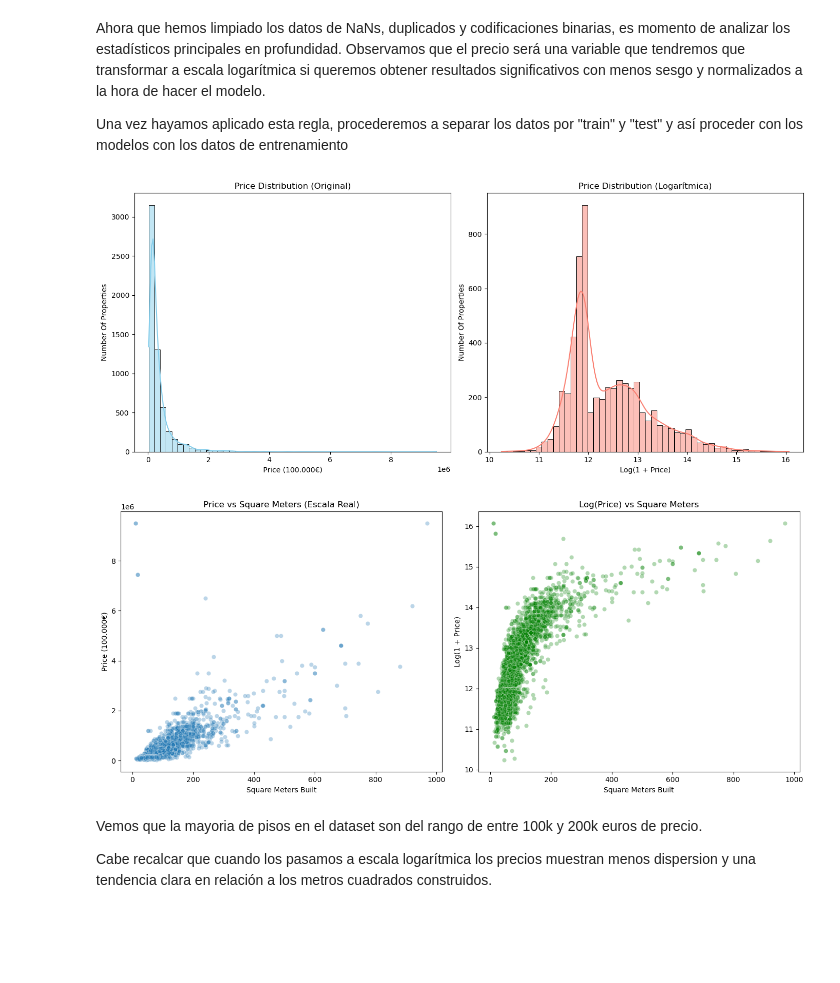
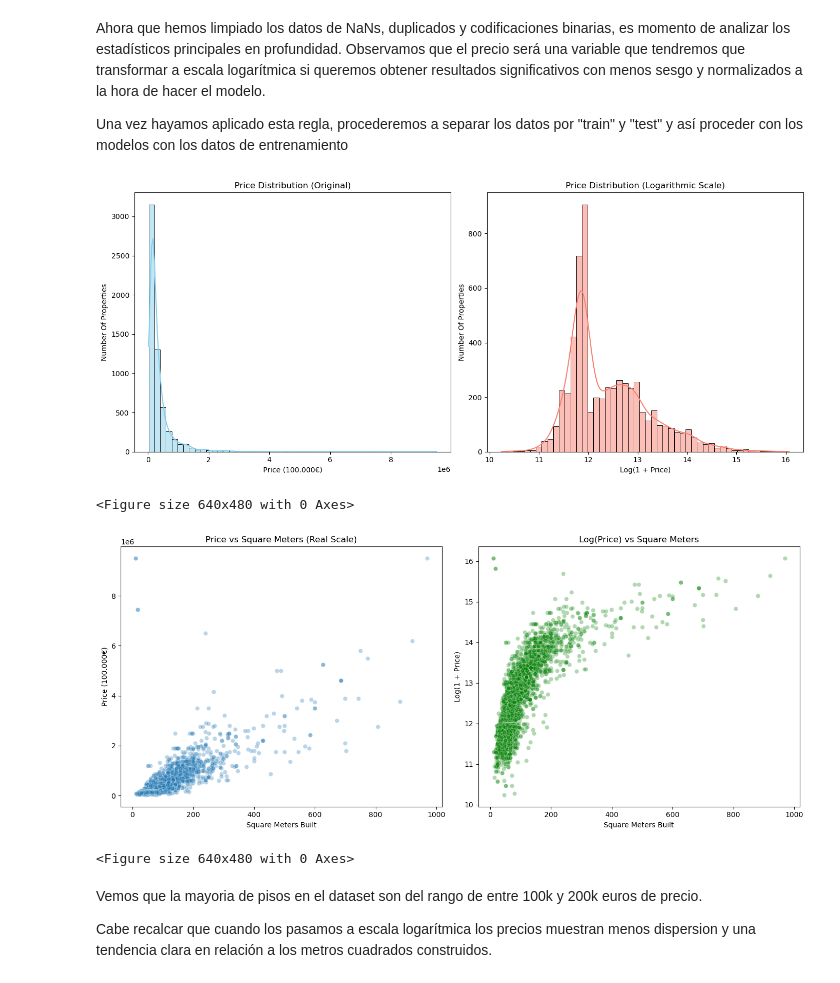
Before and after one commit to arboldeku/bcn-housing-prices, a Jupyter notebook: Code/edasalesbcn.ipynb, the cells around one changed output. Drawn from its saved outputs; the diff is of its cells as text; code cells hidden in the pictures; blank space fills up the shorter version.

```diff
--- a/Code/edasalesbcn.ipynb
+++ b/Code/edasalesbcn.ipynb
@@ -290,31 +294,35 @@ dfbcn['log_price'] = np.log1p(dfbcn['price'])
 # %%
 plt.figure(figsize=(14, 6))
 
 # Histograma de precios originales
 plt.subplot(1, 2, 1)
 sns.histplot(dfbcn['price'], bins=50, kde=True, color='skyblue')
 plt.title('Price Distribution (Original)')
 plt.xlabel('Price (100.000€)')
 plt.ylabel('Number Of Properties')
 
 # Histograma de precios logarítmicos
 plt.subplot(1, 2, 2)
 sns.histplot(dfbcn['log_price'], bins=50, kde=True, color='salmon')
-plt.title('Price Distribution (Logarítmica)')
+plt.title('Price Distribution (Logarithmic Scale)')
 plt.xlabel('Log(1 + Price)')
 plt.ylabel('Number Of Properties')
 
 plt.tight_layout()
 plt.show()
+
+# Guardamos el grafico en la carpeta de "Outputs"
+plt.savefig('../Outputs/price_distribution.png')
 # %% [output]
-[figure, old version]
+[figure, new version]
+<Figure size 640x480 with 0 Axes>
 # %%
 plt.figure(figsize=(14, 6))
 
 # Scatterplot en escala real
 plt.subplot(1, 2, 1)
 sns.scatterplot(x='sq_meters_built', y='price', data=dfbcn, alpha=0.3)
-plt.title('Price vs Square Meters (Escala Real)')
+plt.title('Price vs Square Meters (Real Scale)')
 plt.xlabel('Square Meters Built')
 plt.ylabel('Price (100.000€)')
 
@@ -327,8 +335,12 @@ plt.ylabel('Log(1 + Price)')
 
 plt.tight_layout()
 plt.show()
+
+# Guardamos el grafico en la carpeta de "Outputs"
+plt.savefig('../Outputs/price_vs_sq_meters.png')
 # %% [output]
 [figure]
+<Figure size 640x480 with 0 Axes>
 # %% [markdown]
 Vemos que la mayoria de pisos en el dataset son del rango de entre 100k y 200k euros de precio.
 
```
Also changed, not shown: parts of 9 cells of this notebook, 18 other files.
